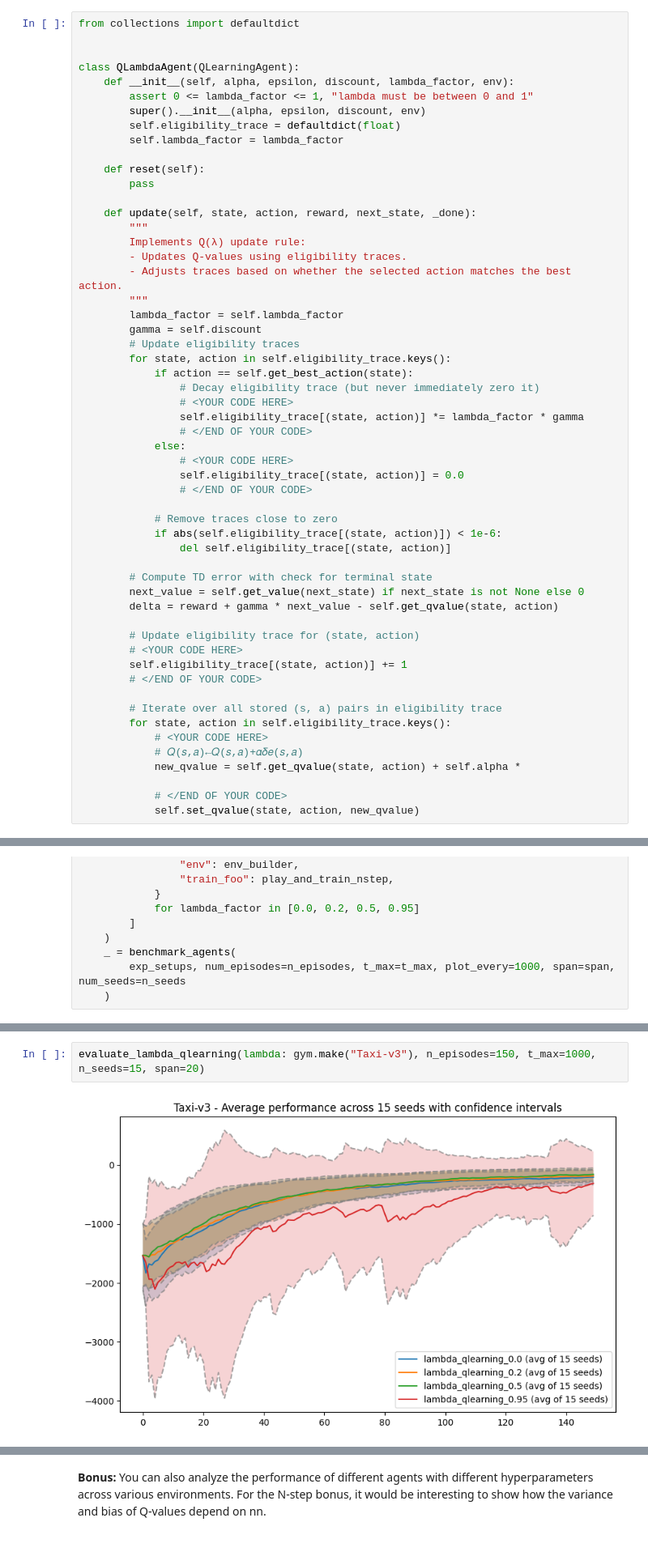
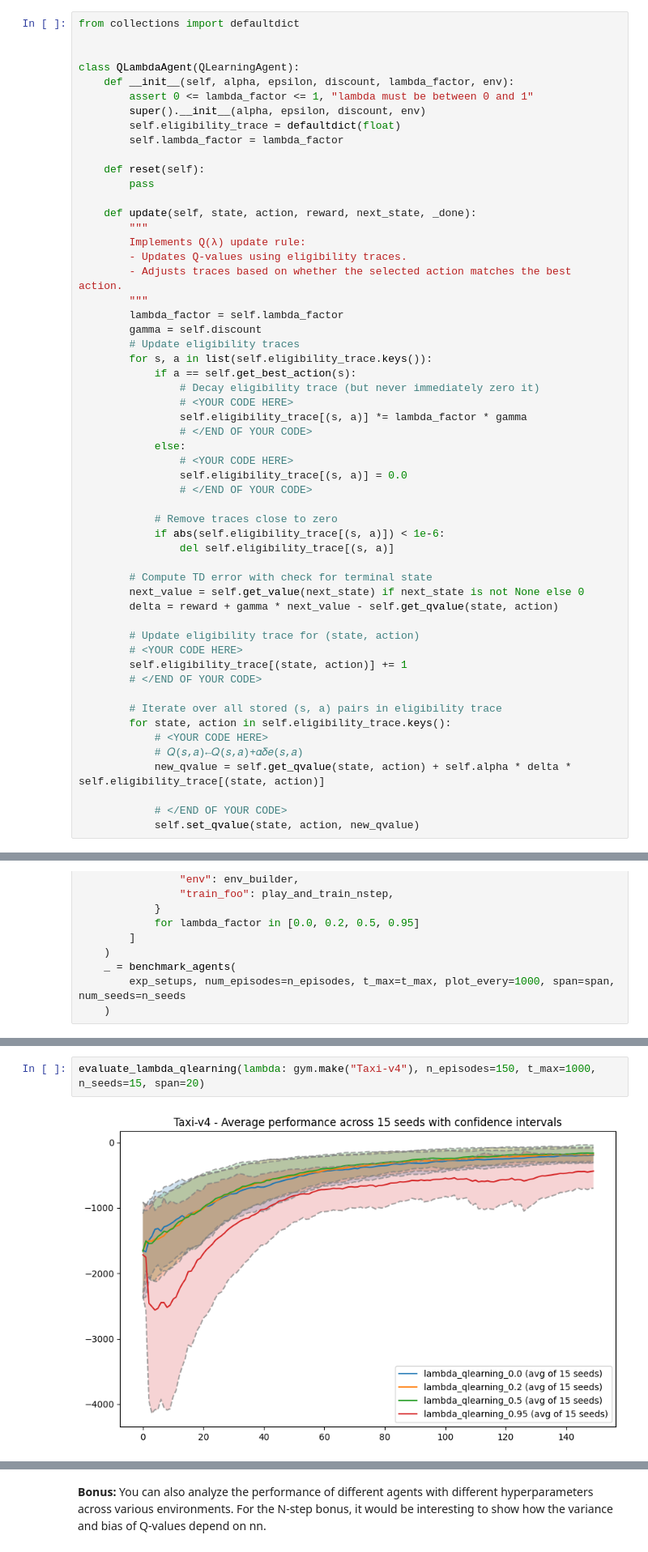
Before and after one commit to evgenykomarov/Practical_DL, a Jupyter notebook: week03_model_free/homework.ipynb, the cells around one changed output, grey strips where cells are left out. Shown at 81% size. Saved outputs shown, nothing was run; the diff lists cells and outputs as text.

```diff
--- a/week03_model_free/homework.ipynb
+++ b/week03_model_free/homework.ipynb
@@ -1642,20 +1640,20 @@ class QLambdaAgent(QLearningAgent):
         lambda_factor = self.lambda_factor
         gamma = self.discount
         # Update eligibility traces
-        for state, action in self.eligibility_trace.keys():
-            if action == self.get_best_action(state):
+        for s, a in list(self.eligibility_trace.keys()):
+            if a == self.get_best_action(s):
                 # Decay eligibility trace (but never immediately zero it)
                 # <YOUR CODE HERE>
-                self.eligibility_trace[(state, action)] *= lambda_factor * gamma
+                self.eligibility_trace[(s, a)] *= lambda_factor * gamma
                 # </END OF YOUR CODE>
             else:
                 # <YOUR CODE HERE>
-                self.eligibility_trace[(state, action)] = 0.0
+                self.eligibility_trace[(s, a)] = 0.0
                 # </END OF YOUR CODE>
 
             # Remove traces close to zero
-            if abs(self.eligibility_trace[(state, action)]) < 1e-6:
-                del self.eligibility_trace[(state, action)]
+            if abs(self.eligibility_trace[(s, a)]) < 1e-6:
+                del self.eligibility_trace[(s, a)]
 
         # Compute TD error with check for terminal state
         next_value = self.get_value(next_state) if next_state is not None else 0
@@ -1670,7 +1668,7 @@ class QLambdaAgent(QLearningAgent):
         for state, action in self.eligibility_trace.keys():
             # <YOUR CODE HERE>
             # 𝑄(𝑠,𝑎)←𝑄(𝑠,𝑎)+𝛼𝛿𝑒(𝑠,𝑎)
-            new_qvalue = self.get_qvalue(state, action) + self.alpha *
+            new_qvalue = self.get_qvalue(state, action) + self.alpha * delta * self.eligibility_trace[(state, action)]
 
             # </END OF YOUR CODE>
             self.set_qvalue(state, action, new_qvalue)
@@ -1702,6 +1700,6 @@ evaluate_lambda_qlearning(lambda: gym.make("CliffWalking-v0"), n_episodes=150, t
 # %%
-evaluate_lambda_qlearning(lambda: gym.make("Taxi-v3"), n_episodes=150, t_max=1000, n_seeds=15, span=20)
+evaluate_lambda_qlearning(lambda: gym.make("Taxi-v4"), n_episodes=150, t_max=1000, n_seeds=15, span=20)
 # %% [output]
-[figure, old version]
+[figure, new version]
 # %%
 evaluate_lambda_qlearning(lambda: Discretizer(gym.make("MountainCar-v0"), n_digits=2), n_episodes=200, n_seeds=5)
```
Also changed, not shown: parts of 3 cells of this notebook.
